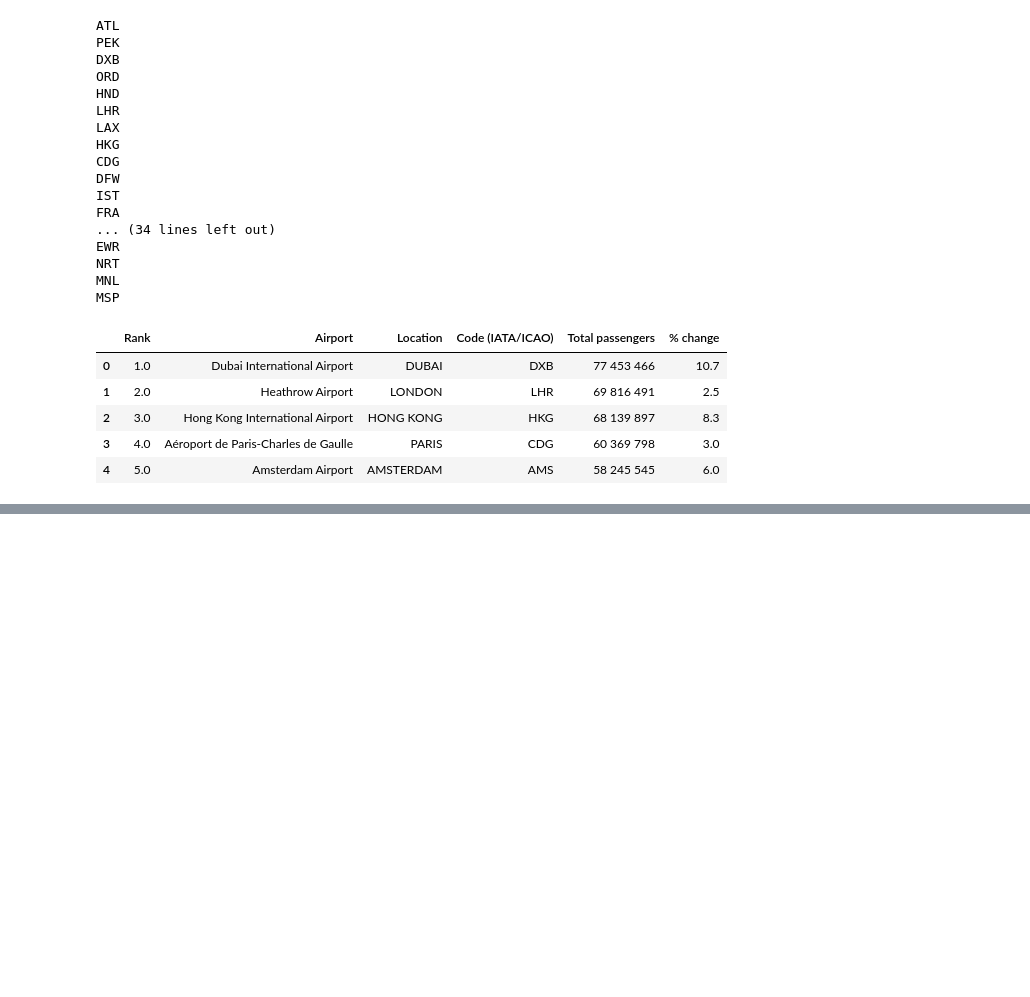
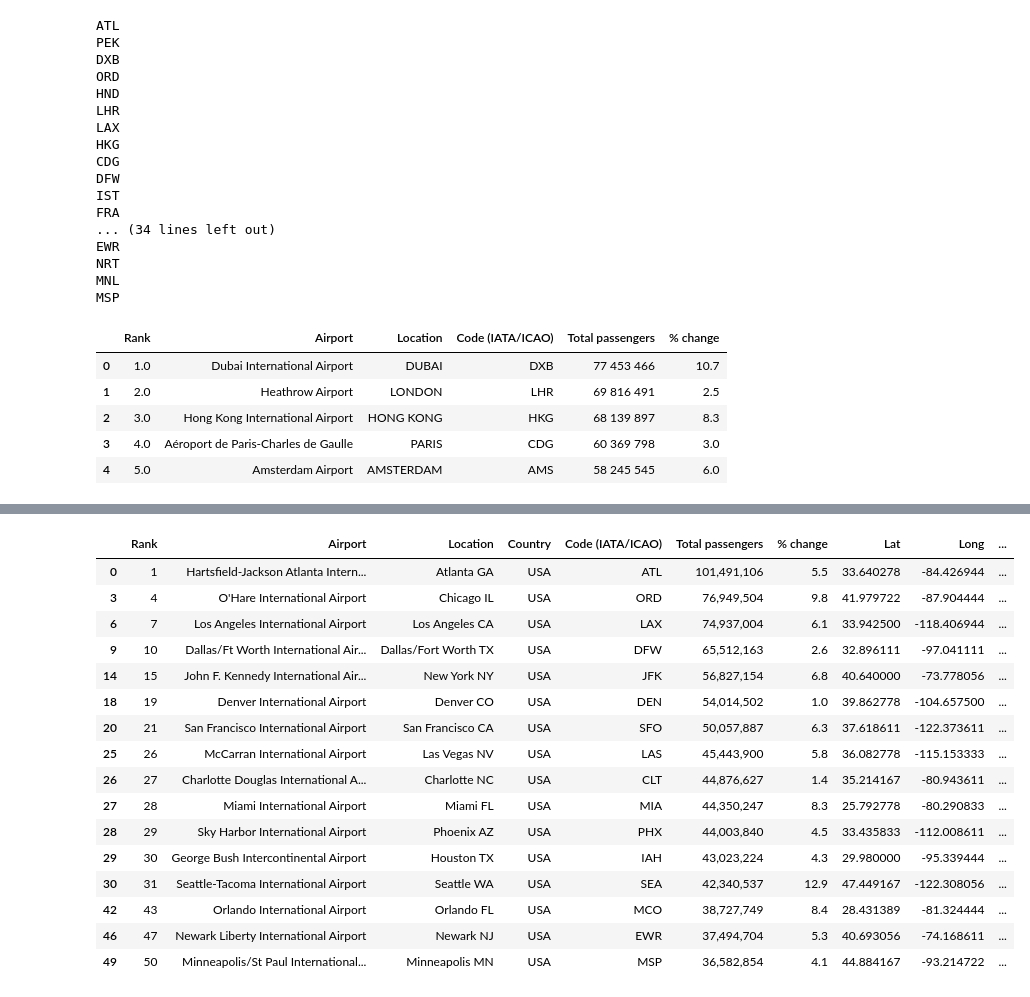
Before and after one commit to ellemonke/COVID-19, a Jupyter notebook: static/resources/airports/airports.ipynb, the cells around one changed output, grey strips where cells are left out. Drawn from its saved outputs; the diff is of its cells as text; code cells hidden in the pictures; blank space fills up the shorter version.

```diff
--- a/static/resources/airports/airports.ipynb
+++ b/static/resources/airports/airports.ipynb
@@ -100,0 +128,21 @@ airports_df.to_csv(file, index=False, header=True)
+# %%
+usa = airports_df.loc[airports_df['Country']=='USA']
+usa
+# %% [output]
+|  | Rank | Airport | Location | Country | Code (IATA/ICAO) | Total passengers | % change | Lat | Long | ... |
+| 0 | 1 | Hartsfield-Jackson Atlanta Intern... | Atlanta GA | USA | ATL | 101,491,106 | 5.5 | 33.640278 | -84.426944 | ... |
+| 3 | 4 | O'Hare International Airport | Chicago IL | USA | ORD | 76,949,504 | 9.8 | 41.979722 | -87.904444 | ... |
+| 6 | 7 | Los Angeles International Airport | Los Angeles CA | USA | LAX | 74,937,004 | 6.1 | 33.942500 | -118.406944 | ... |
+| 9 | 10 | Dallas/Ft Worth International Air... | Dallas/Fort Worth TX | USA | DFW | 65,512,163 | 2.6 | 32.896111 | -97.041111 | ... |
+| 14 | 15 | John F. Kennedy International Air... | New York NY | USA | JFK | 56,827,154 | 6.8 | 40.640000 | -73.778056 | ... |
+| 18 | 19 | Denver International Airport | Denver CO | USA | DEN | 54,014,502 | 1.0 | 39.862778 | -104.657500 | ... |
+| 20 | 21 | San Francisco International Airport | San Francisco CA | USA | SFO | 50,057,887 | 6.3 | 37.618611 | -122.373611 | ... |
+| 25 | 26 | McCarran International Airport | Las Vegas NV | USA | LAS | 45,443,900 | 5.8 | 36.082778 | -115.153333 | ... |
+| 26 | 27 | Charlotte Douglas International A... | Charlotte NC | USA | CLT | 44,876,627 | 1.4 | 35.214167 | -80.943611 | ... |
+| 27 | 28 | Miami International Airport | Miami FL | USA | MIA | 44,350,247 | 8.3 | 25.792778 | -80.290833 | ... |
+| 28 | 29 | Sky Harbor International Airport | Phoenix AZ | USA | PHX | 44,003,840 | 4.5 | 33.435833 | -112.008611 | ... |
+| 29 | 30 | George Bush Intercontinental Airport | Houston TX | USA | IAH | 43,023,224 | 4.3 | 29.980000 | -95.339444 | ... |
+| 30 | 31 | Seattle-Tacoma International Airport | Seattle WA | USA | SEA | 42,340,537 | 12.9 | 47.449167 | -122.308056 | ... |
+| 42 | 43 | Orlando International Airport | Orlando FL | USA | MCO | 38,727,749 | 8.4 | 28.431389 | -81.324444 | ... |
+| 46 | 47 | Newark Liberty International Airport | Newark NJ | USA | EWR | 37,494,704 | 5.3 | 40.693056 | -74.168611 | ... |
+| 49 | 50 | Minneapolis/St Paul International... | Minneapolis MN | USA | MSP | 36,582,854 | 4.1 | 44.884167 | -93.214722 | ... |
```
Also changed, not shown: parts of 3 cells of this notebook, 9 other files.
